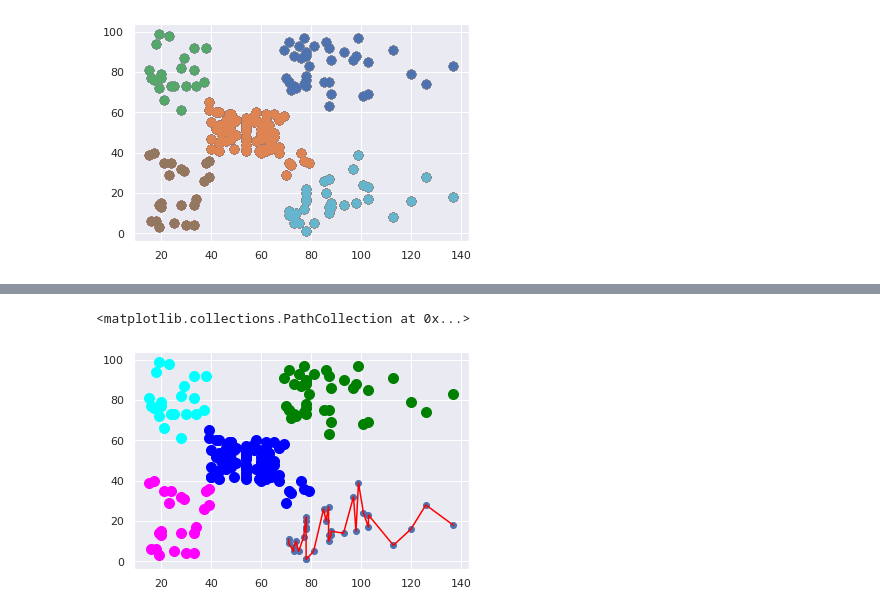
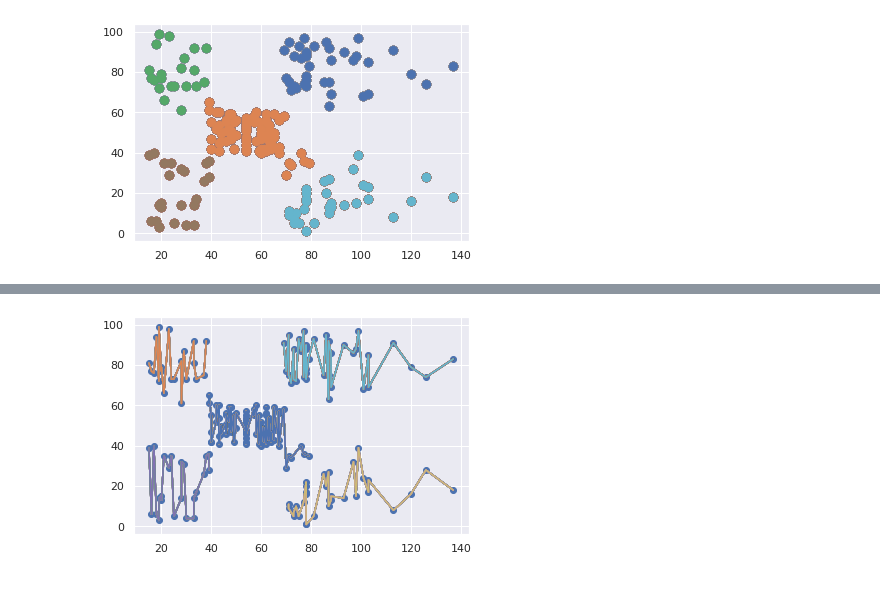
Before and after one commit to hamza3laa/-Hierarchical-Clustering-, a Jupyter notebook: clustering_case_study_.ipynb, the cells around one changed output, grey strips where cells are left out. Saved outputs shown, nothing was run; the diff lists cells and outputs as text; code cells hidden in the pictures.

```diff
--- a/clustering_case_study_.ipynb
+++ b/clustering_case_study_.ipynb
@@ -207,10 +216,7 @@ df.head()
-# %%
-plt.scatter(df['Annual Income (k$)'] , df['Spending Score (1-100)']);
-plt.plot(X[y_hc==0, 0], X[y_hc==0, 1], c='red', label ='Cluster 1')
-plt.scatter(X[y_hc==1, 0], X[y_hc==1, 1], s=100, c='blue', label ='Cluster 2')
-plt.scatter(X[y_hc==2, 0], X[y_hc==2, 1], s=100, c='green', label ='Cluster 3')
-plt.scatter(X[y_hc==3, 0], X[y_hc==3, 1], s=100, c='cyan', label ='Cluster 4')
-plt.scatter(X[y_hc==4, 0], X[y_hc==4, 1], s=100, c='magenta', label ='Cluster 5')
-# %% [output]
-<matplotlib.collections.PathCollection at 0x...>
-[figure, removed]
+# %%
+#Other way to viuslaize
+plt.scatter(X[: , 0] , X[: ,1 ])
+for i in hc.labels_:
+  plt.plot(X[hc.labels_ == i , 0],X[hc.labels_==i ,1] ,label=i)
+# %% [output]
+[figure, added]
```
Also changed, not shown: parts of 9 cells of this notebook.
